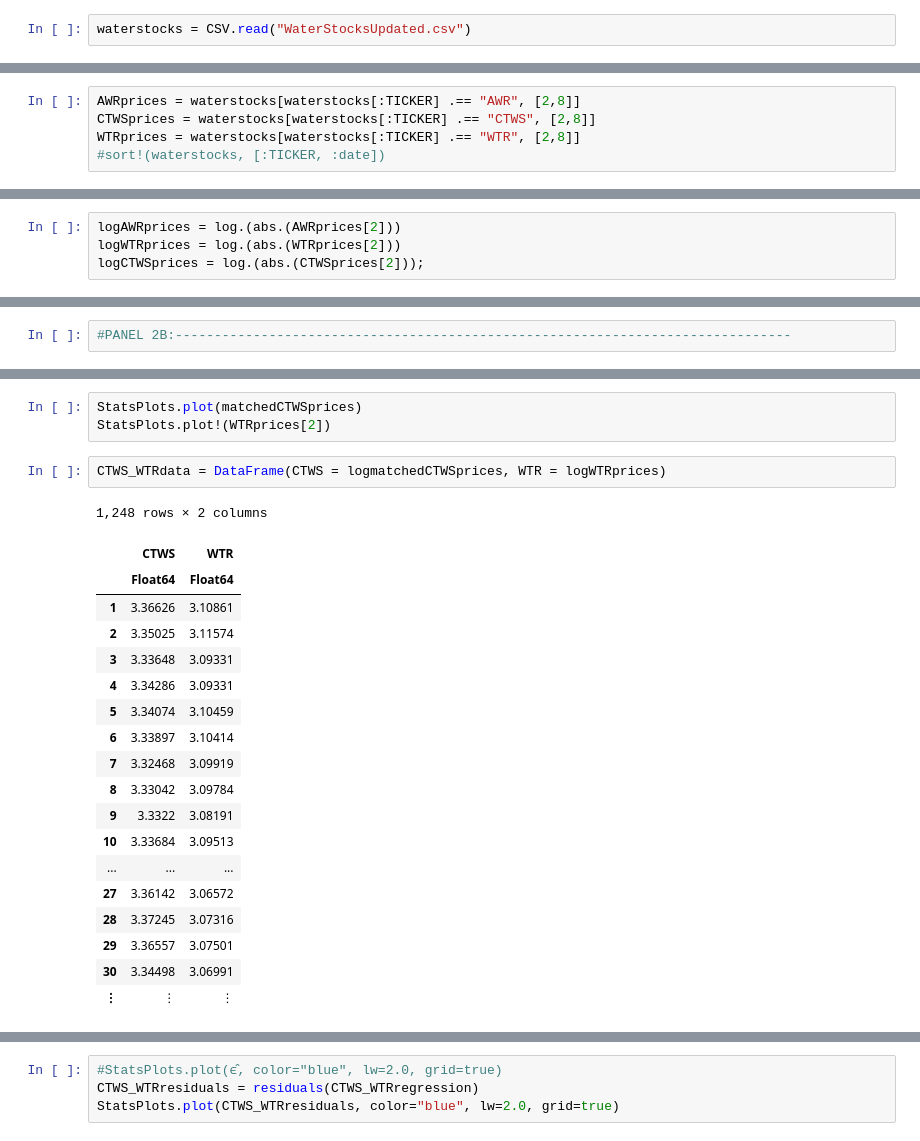
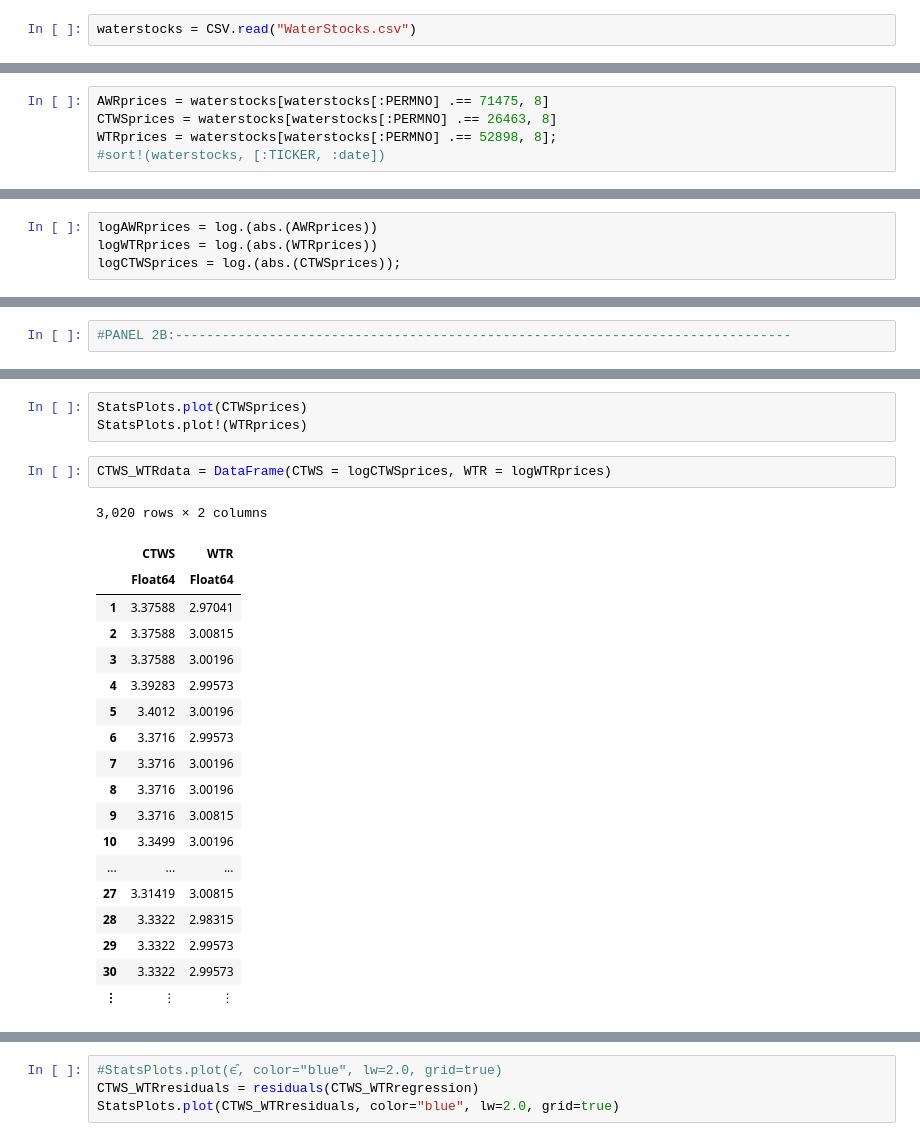
Before and after one commit to spencerpowell707/Fin_Econometrics_projects_Spencer-Connor, a Jupyter notebook: Project 2/Project 2.ipynb, the cells around one changed output, grey strips where cells are left out. Saved outputs shown, nothing was run; the diff lists cells and outputs as text.

Commit message:
Tyler's Changes
Updates the notebook with Tyler's recommendations. Also includes the written up docx with updated tables.

```diff
--- a/Project 2/Project 2.ipynb
+++ b/Project 2/Project 2.ipynb
@@ -8,3 +9,3 @@ using HypothesisTests
 # %%
-waterstocks = CSV.read("WaterStocksUpdated.csv")
+waterstocks = CSV.read("WaterStocks.csv")
 # %% [output]
@@ -30,5 +47,5 @@ waterstocks = CSV.read("WaterStocksUpdated.csv")
 # %%
-AWRprices = waterstocks[waterstocks[:TICKER] .== "AWR", [2,8]]
-CTWSprices = waterstocks[waterstocks[:TICKER] .== "CTWS", [2,8]]
-WTRprices = waterstocks[waterstocks[:TICKER] .== "WTR", [2,8]]
+AWRprices = waterstocks[waterstocks[:PERMNO] .== 71475, 8]
+CTWSprices = waterstocks[waterstocks[:PERMNO] .== 26463, 8]
+WTRprices = waterstocks[waterstocks[:PERMNO] .== 52898, 8];
 #sort!(waterstocks, [:TICKER, :date])
@@ -55,7 +52,7 @@ WTRprices = waterstocks[waterstocks[:TICKER] .== "WTR", [2,8]]
 # %%
-logAWRprices = log.(abs.(AWRprices[2]))
-logWTRprices = log.(abs.(WTRprices[2]))
-logCTWSprices = log.(abs.(CTWSprices[2]));
+logAWRprices = log.(abs.(AWRprices))
+logWTRprices = log.(abs.(WTRprices))
+logCTWSprices = log.(abs.(CTWSprices));
 # %%
 ΔlogAWRprices = diff(logAWRprices)
 ΔlogWTRprices = diff(logWTRprices)
@@ -202,27 +181,27 @@ logmatchedCTWSprices = log.(abs.(matchedCTWSprices))
 # %%
-StatsPlots.plot(matchedCTWSprices)
-StatsPlots.plot!(WTRprices[2])
+StatsPlots.plot(CTWSprices)
+StatsPlots.plot!(WTRprices)
 # %%
-CTWS_WTRdata = DataFrame(CTWS = logmatchedCTWSprices, WTR = logWTRprices)
+CTWS_WTRdata = DataFrame(CTWS = logCTWSprices, WTR = logWTRprices)
 # %% [output]
-1,248 rows × 2 columns
+3,020 rows × 2 columns
 |  | CTWS | WTR |
 |  | Float64 | Float64 |
-| 1 | 3.36626 | 3.10861 |
-| 2 | 3.35025 | 3.11574 |
-| 3 | 3.33648 | 3.09331 |
-| 4 | 3.34286 | 3.09331 |
-| 5 | 3.34074 | 3.10459 |
-| 6 | 3.33897 | 3.10414 |
-| 7 | 3.32468 | 3.09919 |
-| 8 | 3.33042 | 3.09784 |
-| 9 | 3.3322 | 3.08191 |
-| 10 | 3.33684 | 3.09513 |
+| 1 | 3.37588 | 2.97041 |
+| 2 | 3.37588 | 3.00815 |
+| 3 | 3.37588 | 3.00196 |
+| 4 | 3.39283 | 2.99573 |
+| 5 | 3.4012 | 3.00196 |
+| 6 | 3.3716 | 2.99573 |
+| 7 | 3.3716 | 3.00196 |
+| 8 | 3.3716 | 3.00196 |
+| 9 | 3.3716 | 3.00815 |
+| 10 | 3.3499 | 3.00196 |
 | ... | ... | ... |
-| 27 | 3.36142 | 3.06572 |
-| 28 | 3.37245 | 3.07316 |
-| 29 | 3.36557 | 3.07501 |
-| 30 | 3.34498 | 3.06991 |
+| 27 | 3.31419 | 3.00815 |
+| 28 | 3.3322 | 2.98315 |
+| 29 | 3.3322 | 2.99573 |
+| 30 | 3.3322 | 2.99573 |
 | ⋮ | ⋮ | ⋮ |
 # %%
 #reg = GLM.lm(@formula(Y ~ X), data)
```
Also changed, not shown: parts of 28 cells of this notebook, 5 other files.
